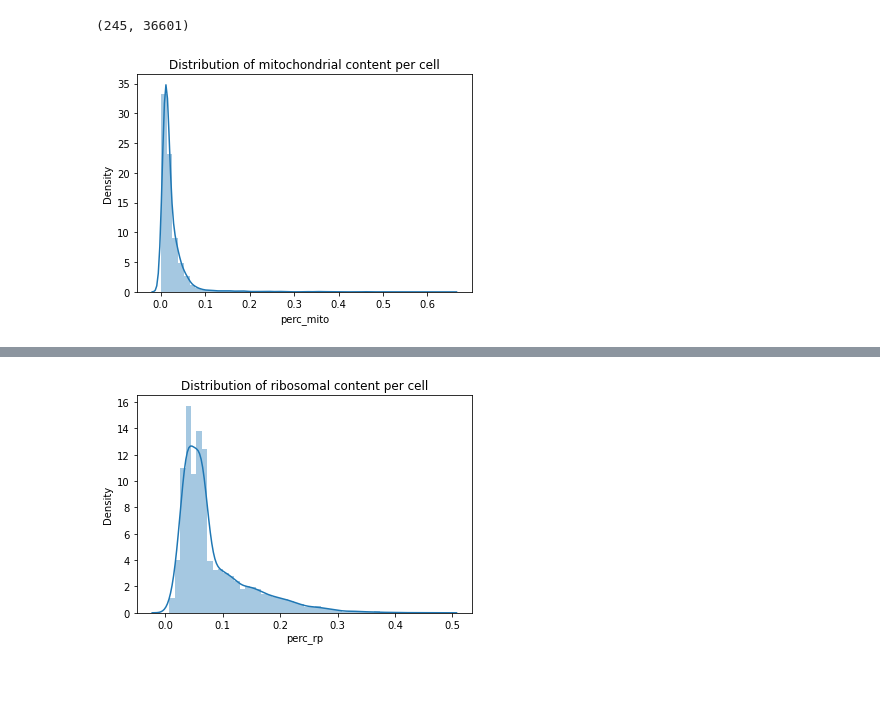
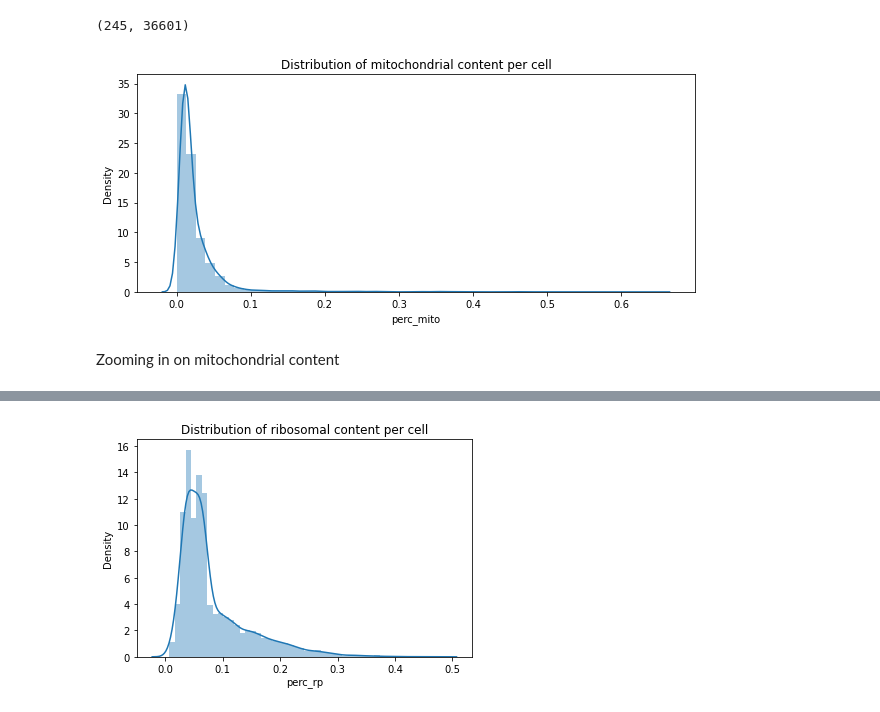
Before and after one commit to hds-sandbox/scRNASeq_course, a Jupyter notebook: Notebooks/Python/Part02_filtering_sample2.ipynb, the cells around one changed output, grey strips where cells are left out. Drawn from its saved outputs; the diff is of its cells as text; code cells hidden in the pictures; blank space fills up the shorter version.

```diff
--- a/Notebooks/Python/Part02_filtering_sample2.ipynb
+++ b/Notebooks/Python/Part02_filtering_sample2.ipynb
@@ -84,7 +115,10 @@ sample_2[ sample_2.obs['perc_mito']>0.1, : ].shape
 # %% [output]
 (245, 36601)
 # %%
-ax = sns.distplot(sample_2.obs['perc_mito'], bins=50)
-x = ax.set_title('Distribution of mitochondrial content per cell')
+fig, ax = plt.subplots(1,1, figsize=(10,4))
+fig1 = sns.distplot(sample_2.obs['perc_mito'], bins=50)
+title1 = ax.set_title('Distribution of mitochondrial content per cell')
 # %% [output]
-[figure, old version]
+[figure, new version]
+# %% [markdown]
+Zooming in on mitochondrial content
```
Also changed, not shown: parts of 47 cells of this notebook, 2 other files.
